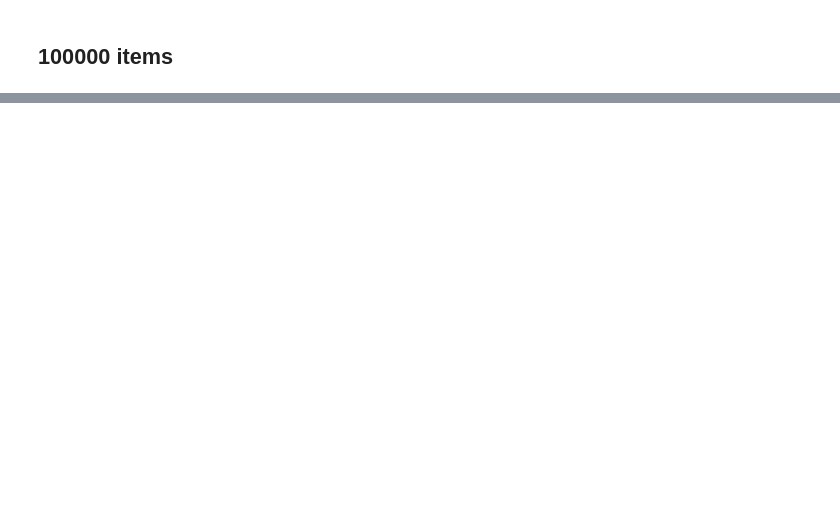
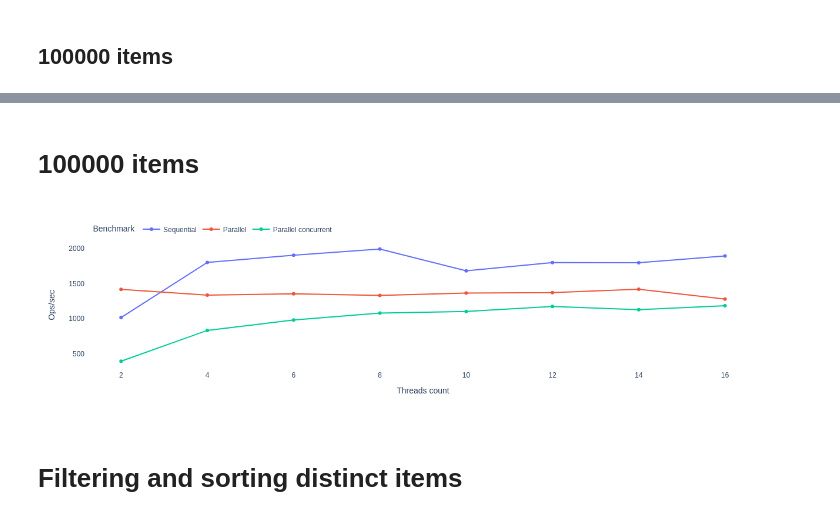
Before and after one commit to daniellas/speed-of-stream, a Jupyter notebook: jupyterlab/results_pops.ipynb, the cells around one changed output, grey strips where cells are left out. Cells and saved outputs as stored; diff of their text form; code cells hidden in the pictures; blank space fills up the shorter version.

```diff
--- a/jupyterlab/results_pops.ipynb
+++ b/jupyterlab/results_pops.ipynb
@@ -79,0 +123,11 @@ chart
+# %% [markdown]
+# 100000 items
+# %%
+items = 100000
+chart = create_chart(scores.loc[scores['size']==items])
+write_chart(chart,profile,f'{benchmark}-{items}')
+chart
+# %% [output]
+[figure, added]
+# %% [markdown]
+# Filtering and sorting distinct items
```
Also changed, not shown: parts of 12 cells of this notebook, 18 other files.
